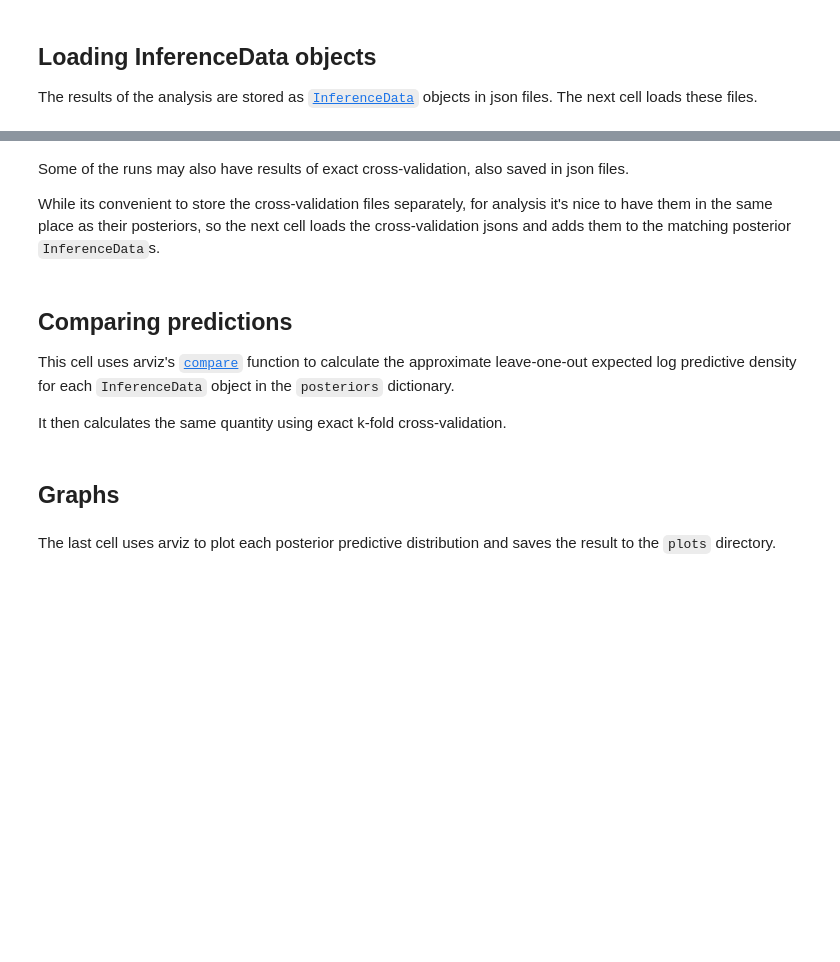
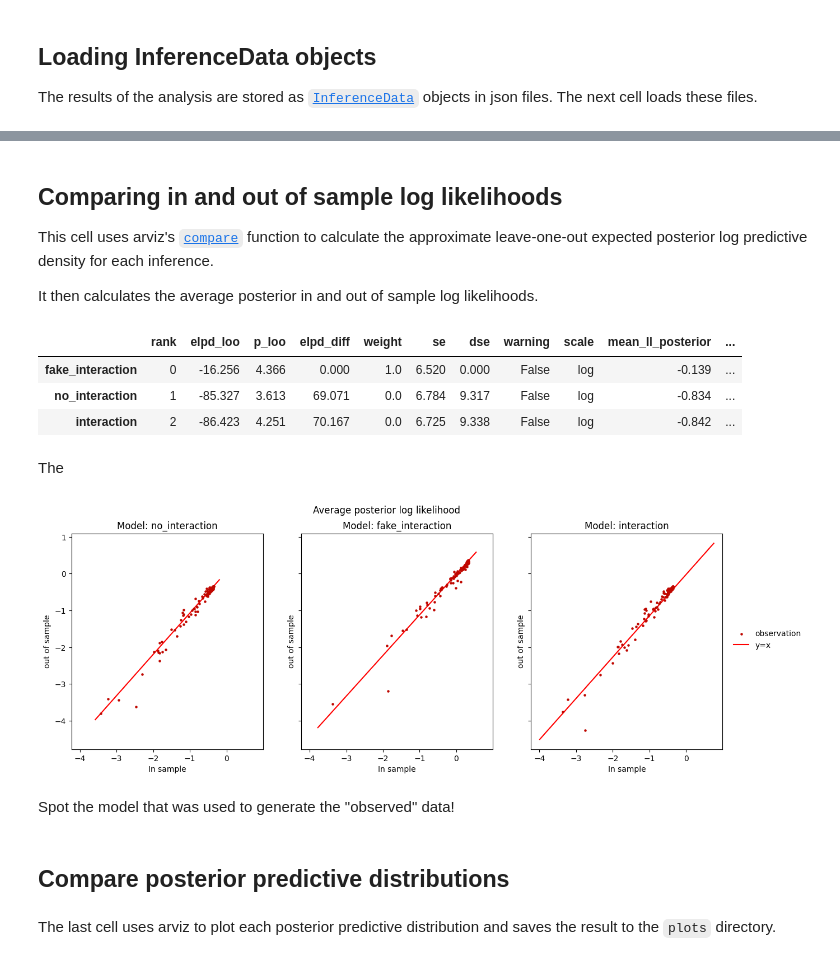
Before and after one commit to teddygroves/bibat, a Jupyter notebook: {{cookiecutter.repo_name}}/investigate.ipynb, the cells around one changed output, grey strips where cells are left out. Drawn from its saved outputs; the diff is of its cells as text; code cells hidden in the pictures; blank space fills up the shorter version.

```diff
--- a/{{cookiecutter.repo_name}}/investigate.ipynb
+++ b/{{cookiecutter.repo_name}}/investigate.ipynb
@@ -16,8 +16,10 @@ import xarray
 from matplotlib import pyplot as plt
 from pprint import pprint
 
-RESULTS_DIR = os.path.join("results", "runs")
+INFERENCES_DIR = "inferences"
 ARVIZ_STYLE = "arviz-redish"
+
+plt.style.use(ARVIZ_STYLE)
 # %% [markdown]
 ## Loading InferenceData objects
 
@@ -46,4 +43,0 @@ KeyError: 'interaction'
-# %% [markdown]
-Some of the runs may also have results of exact cross-validation, also saved in json files.
-
-While its convenient to store the cross-validation files separately, for analysis it's nice to have them in the same place as their posteriors, so the next cell loads the cross-validation jsons and adds them to the matching posterior `InferenceData`s.
@@ -64,32 +44,47 @@ t
 # %% [markdown]
-## Comparing predictions
+## Comparing in and out of sample log likelihoods
 
-This cell uses arviz's [`compare`](https://arviz-devs.github.io/arviz/api/generated/arviz.compare.html) function to calculate the approximate leave-one-out expected log predictive density for each `InferenceData` object in the `posteriors` dictionary.
+This cell uses arviz's [`compare`](https://arviz-devs.github.io/arviz/api/generated/arviz.compare.html) function to calculate the approximate leave-one-out expected posterior log predictive density for each inference.
 
-It then calculates the same quantity using exact k-fold cross-validation.
+It then calculates the average posterior in and out of sample log likelihoods.
+# %%
+posterior_comparison = az.compare(idatas, var_name="llik")
+posterior_comparison["mean_ll_posterior"], posterior_comparison["mean_ll_kfold"] = (
+    pd.Series(
+        {name: idata.log_likelihood[var].mean().values for name, idata in idatas.items()},
+        dtype="float64"
+    )
+    for var in ["llik", "llik_kfold"]
+)
+posterior_comparison.apply(lambda s: s.round(3) if s.dtype == "float64" else s)
+# %% [output]
+|  | rank | elpd_loo | p_loo | elpd_diff | weight | se | dse | warning | scale | mean_ll_posterior | ... |
+| fake_interaction | 0 | -16.256 | 4.366 | 0.000 | 1.0 | 6.520 | 0.000 | False | log | -0.139 | ... |
+| no_interaction | 1 | -85.327 | 3.613 | 69.071 | 0.0 | 6.784 | 9.317 | False | log | -0.834 | ... |
+| interaction | 2 | -86.423 | 4.251 | 70.167 | 0.0 | 6.725 | 9.338 | False | log | -0.842 | ... |
+# %% [markdown]
+The
 # %%
-posterior_loo_comparison = pd.DataFrame(
-    {k: az.loo(v) for k, v in posteriors.items()}
-).T[["loo", "loo_se", "p_loo", "warning"]]
+f, axes = plt.subplots(1, 3, figsize=[15, 5], sharex=True, sharey=True)
 
-posterior_kfold_comparison = pd.Series(
-    {
-        posterior_name:
-            float(
-                posterior.get("log_likelihood_cv")["llik"]
-                .mean(dim=["chain", "draw"])
-                .sum()
-            )
-        for posterior_name, posterior in posteriors.items()
-        if "log_likelihood_cv" in posterior.groups()
-    }, name="kfold"
-)
+for ax, (name, idata) in zip(axes, idatas.items()):
+    scatter = ax.scatter(
+        idata.log_likelihood["llik"].mean(dim=["chain", "draw"]),
+        idata.log_likelihood["llik_kfold"].mean(dim=["chain", "draw"]),
+        s=5
+    )
+    line = ax.plot(ax.get_xlim(), ax.get_ylim(), color="red", zorder=0)
+    text = ax.set(xlabel="In sample", ylabel="out of sample", title="Model: " + name)
 
-posterior_comparison = posterior_loo_comparison.join(posterior_kfold_comparison)
-
-posterior_comparison.sort_values("kfold")
+suptitle = f.suptitle("Average posterior log likelihood")
+legend = f.legend([scatter, line[0]], ["observation", "y=x"], frameon=False, loc="right")
+f.savefig(os.path.join("plots", "posterior_ll_comparison.png"))
+# %% [output]
+[figure, added]
+# %% [markdown]
+Spot the model that was used to generate the "observed" data!
 # %% [markdown]
-## Graphs
+## Compare posterior predictive distributions
 # %% [markdown]
 The last cell uses arviz to plot each posterior predictive distribution and saves the result to the `plots` directory.
 # %%
```
Also changed, not shown: parts of 5 cells of this notebook, 53 other files.
